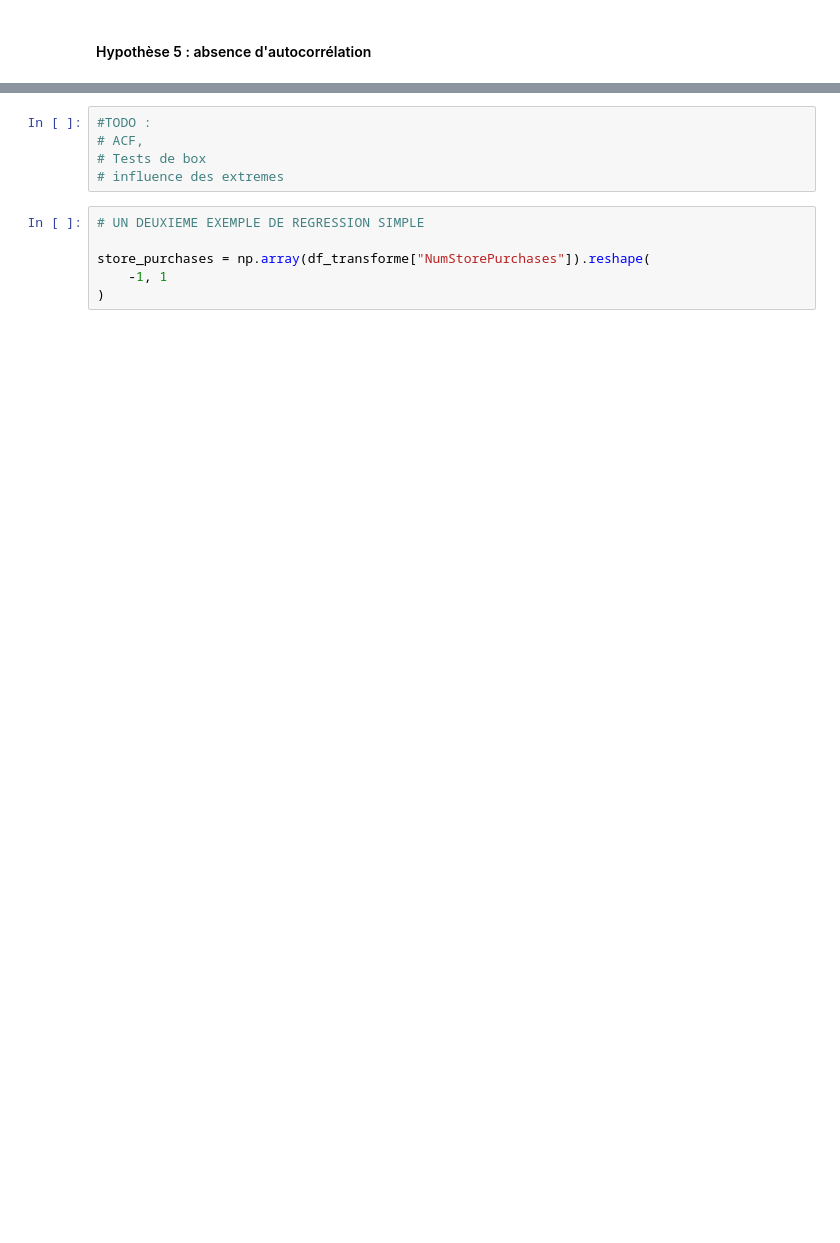
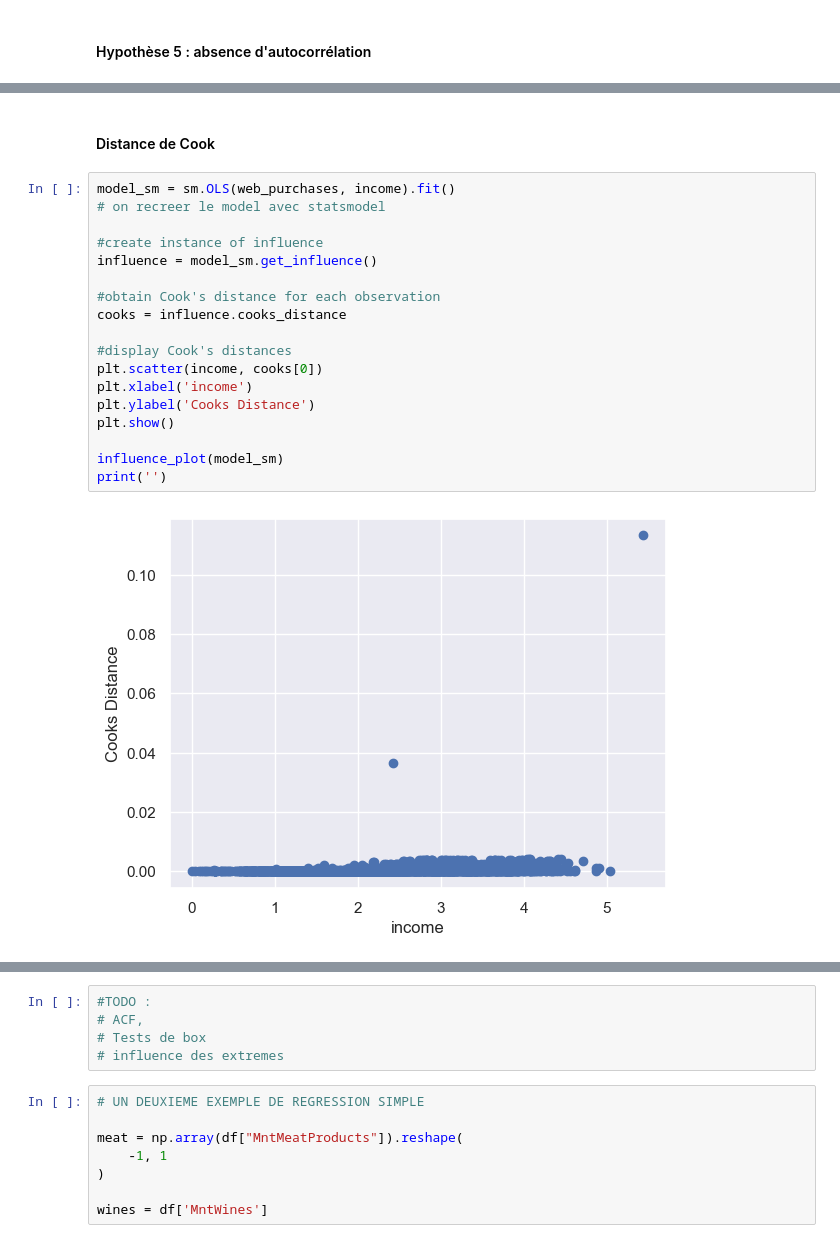
Before and after one commit to Ab2nour/customer-base-analysis, a Jupyter notebook: presentation.ipynb, the cells around one changed output, grey strips where cells are left out. Drawn from its saved outputs; the diff is of its cells as text; blank space fills up the shorter version.

```diff
--- a/presentation.ipynb
+++ b/presentation.ipynb
@@ -850,0 +869,22 @@ abline(0, -1)
+# %% [markdown]
+#### Distance de Cook
+# %%
+model_sm = sm.OLS(web_purchases, income).fit()
+# on recreer le model avec statsmodel
+
+#create instance of influence
+influence = model_sm.get_influence()
+
+#obtain Cook's distance for each observation
+cooks = influence.cooks_distance
+
+#display Cook's distances
+plt.scatter(income, cooks[0])
+plt.xlabel('income')
+plt.ylabel('Cooks Distance')
+plt.show()
+
+influence_plot(model_sm)
+print('')
+# %% [output]
+[figure, added]
@@ -856,7 +897,9 @@ abline(0, -1)
 # %%
 # UN DEUXIEME EXEMPLE DE REGRESSION SIMPLE
 
-store_purchases = np.array(df_transforme["NumStorePurchases"]).reshape(
+meat = np.array(df["MntMeatProducts"]).reshape(
     -1, 1
 )
+
+wines = df['MntWines']
 # %%
```
Also changed, not shown: parts of 54 cells of this notebook.
